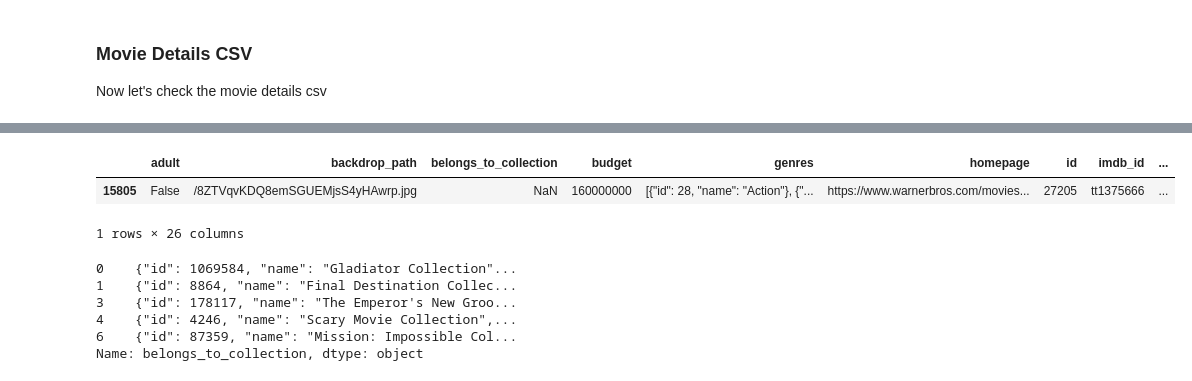
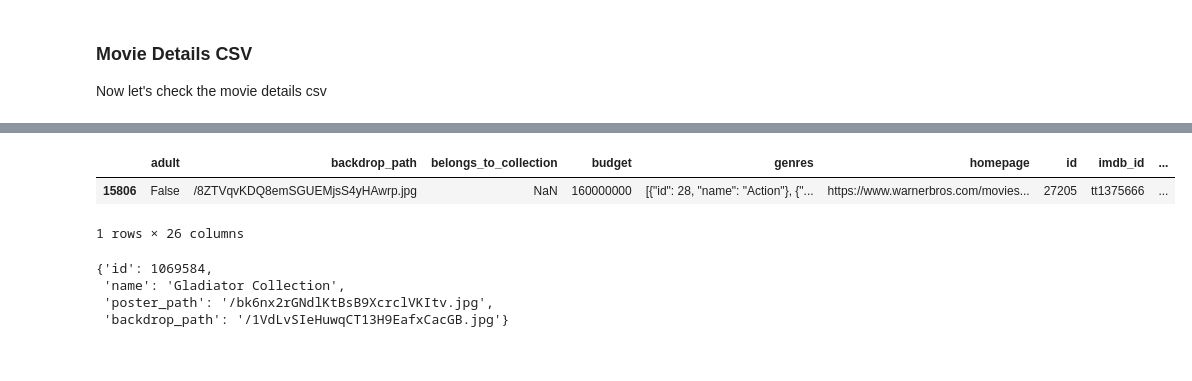
Before and after one commit to jacobjeffrey/tmdb-analytics, a Jupyter notebook: notebooks/movies_eda_2.ipynb, the cells around one changed output, grey strips where cells are left out. Cells and saved outputs as stored; diff of their text form; code cells hidden in the pictures.

```diff
--- a/notebooks/movies_eda_2.ipynb
+++ b/notebooks/movies_eda_2.ipynb
@@ -186,10 +188,10 @@ df_movie_details.describe()
 # %%
 # the max vote_count value is a little high, let's see if it's plausible
 # (i.e. a big blockbuster)
-df_movie_details[df_movie_details["vote_count"] == 37669]
+df_movie_details[df_movie_details["vote_count"] == 37670]
 # %% [output]
 |  | adult | backdrop_path | belongs_to_collection | budget | genres | homepage | id | imdb_id | ... |
-| 15805 | False | /8ZTVqvKDQ8emSGUEMjsS4yHAwrp.jpg | NaN | 160000000 | [{"id": 28, "name": "Action"}, {"... | https://www.warnerbros.com/movies... | 27205 | tt1375666 | ... |
+| 15806 | False | /8ZTVqvKDQ8emSGUEMjsS4yHAwrp.jpg | NaN | 160000000 | [{"id": 28, "name": "Action"}, {"... | https://www.warnerbros.com/movies... | 27205 | tt1375666 | ... |
 1 rows × 26 columns
 # %%
 # it's Inception, so very believable
@@ -197,13 +199,12 @@ df_movie_details[df_movie_details["vote_count"] == 37669]
 # most missing values occuring in "non-essential" attributes such as homepage,
 # tagline, etc
 
-# last check, let's see what the belongs_to_collection field looks like
-df_movie_details[df_movie_details["belongs_to_collection"].notnull()]["belongs_to_collection"].head()
+# there are several nested jsons in this file, namely "belongs_to_collection" and "production_companies"
+# let's get a sample of how that looks
+json.loads(df_movie_details["belongs_to_collection"][0])
 # %% [output]
-0    {"id": 1069584, "name": "Gladiator Collection"...
-1    {"id": 8864, "name": "Final Destination Collec...
-3    {"id": 178117, "name": "The Emperor's New Groo...
-4    {"id": 4246, "name": "Scary Movie Collection",...
-6    {"id": 87359, "name": "Mission: Impossible Col...
-Name: belongs_to_collection, dtype: object
+{'id': 1069584,
+ 'name': 'Gladiator Collection',
+ 'poster_path': '/bk6nx2rGNdlKtBsB9XcrclVKItv.jpg',
+ 'backdrop_path': '/1VdLvSIeHuwqCT13H9EafxCacGB.jpg'}
 # %%
```
Also changed, not shown: parts of 21 cells of this notebook.
